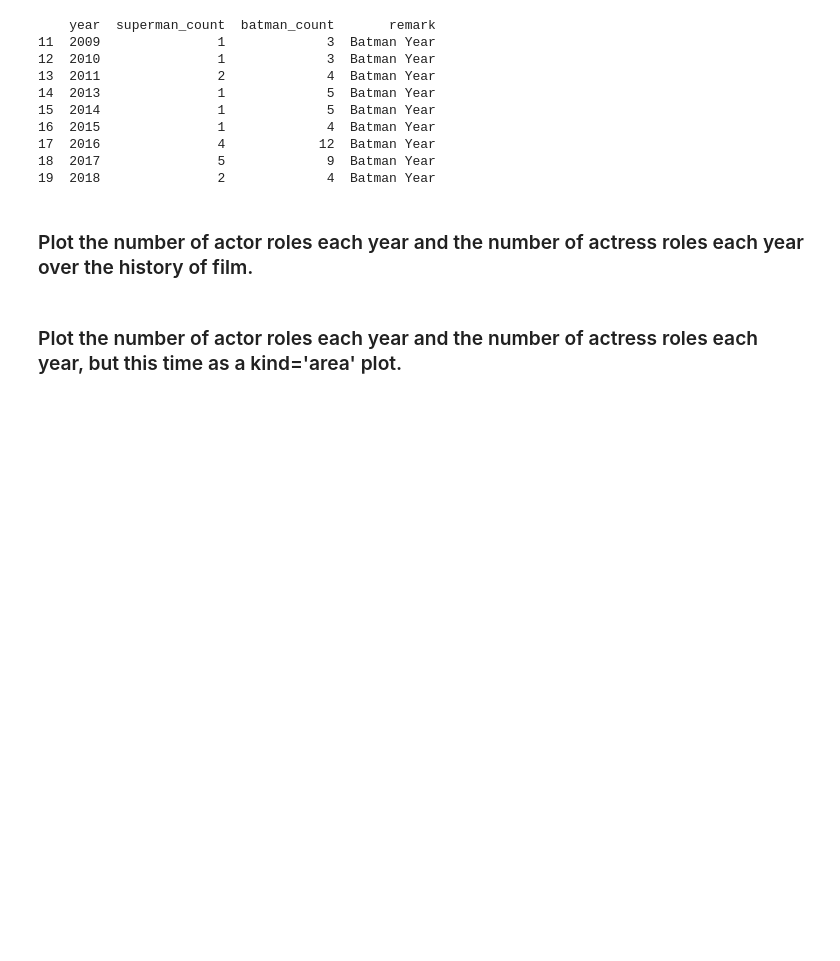
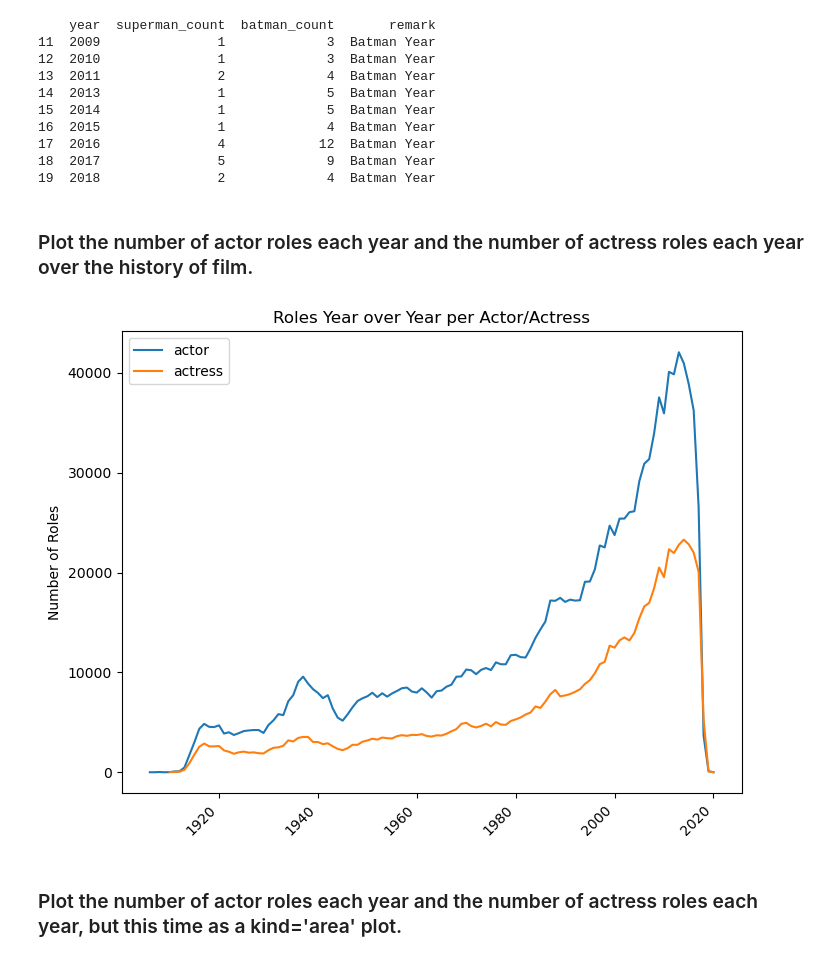
Before and after one commit to ronibars/pycon-pandas-tutorial, a Jupyter notebook: Exercises-4.ipynb, the cells around one changed output. Saved outputs shown, nothing was run; the diff lists cells and outputs as text; code cells hidden in the pictures; blank space fills up the shorter version.

```diff
--- a/Exercises-4.ipynb
+++ b/Exercises-4.ipynb
@@ -75,5 +76,28 @@ print(sup_bat_merged2.loc[sup_bat_merged2['remark'] == 'Batman Year'])
 19  2018               2             4  Batman Year
 # %% [markdown]
 ### Plot the number of actor roles each year and the number of actress roles each year over the history of film.
+# %%
+cast['decade'] = cast['year'] // 10 * 10
+
+pivot = (
+    cast
+    .loc[
+        cast['n'].notna()
+    ]
+    .pivot_table(
+        index='year',
+        columns='type',
+        values='character',
+        aggfunc='count')
+    )
+pivot.plot(kind='line', figsize=(8, 6))
+plt.xlabel('')
+plt.ylabel('Number of Roles')
+plt.xticks(rotation=45, ha='right')
+plt.legend()
+plt.title('Roles Year over Year per Actor/Actress')
+plt.show()
+# %% [output]
+[figure, added]
 # %% [markdown]
 ### Plot the number of actor roles each year and the number of actress roles each year, but this time as a kind='area' plot.
```
Also changed, not shown: parts of 6 cells of this notebook.
